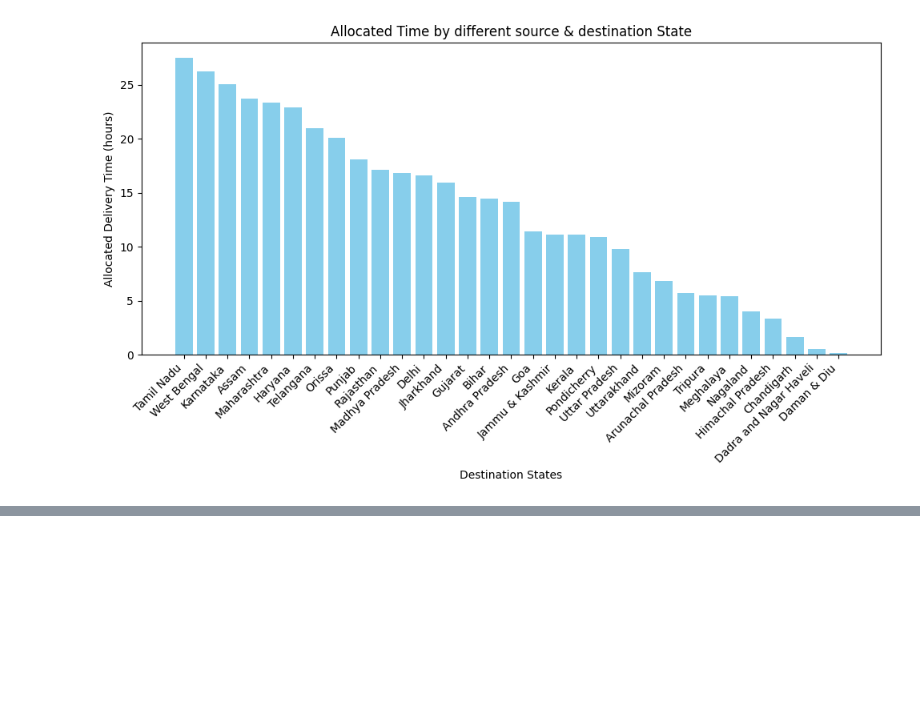
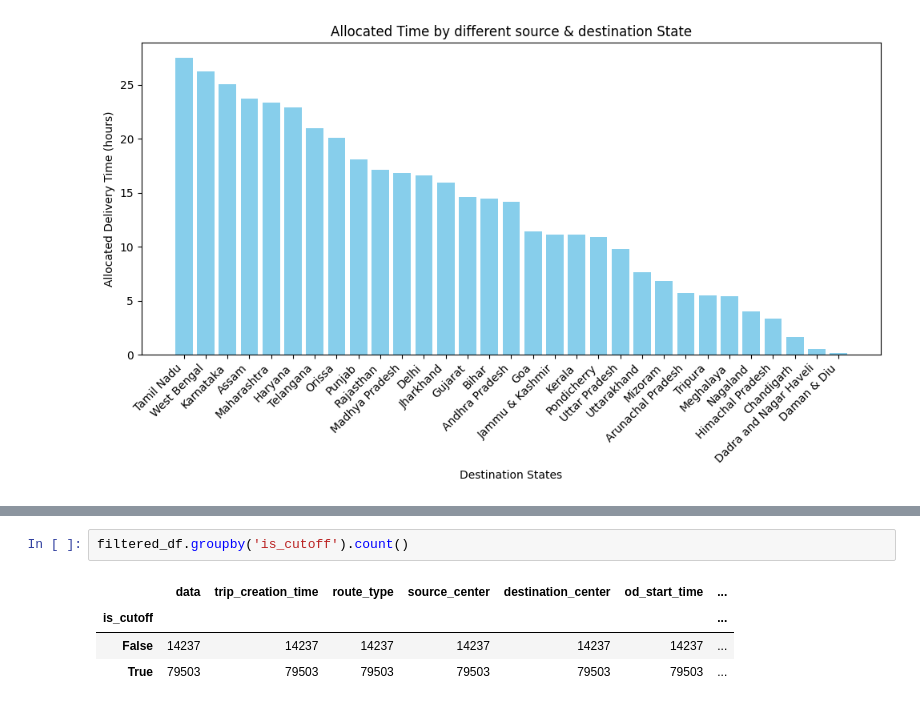
Before and after one commit to nikhilbansal23/DeliveryMarketModelling, a Jupyter notebook: Delivery_Market_Modeling.ipynb, the cells around one changed output, grey strips where cells are left out. Drawn from its saved outputs; the diff is of its cells as text; blank space fills up the shorter version.

```diff
--- a/Delivery_Market_Modeling.ipynb
+++ b/Delivery_Market_Modeling.ipynb
@@ -605,0 +663,7 @@ plt.show()
+# %%
+filtered_df.groupby('is_cutoff').count()
+# %% [output]
+|  | data | trip_creation_time | route_type | source_center | destination_center | od_start_time | ... |
+| is_cutoff |  |  |  |  |  |  | ... |
+| False | 14237 | 14237 | 14237 | 14237 | 14237 | 14237 | ... |
+| True | 79503 | 79503 | 79503 | 79503 | 79503 | 79503 | ... |
```
Also changed, not shown: parts of 9 cells of this notebook.
